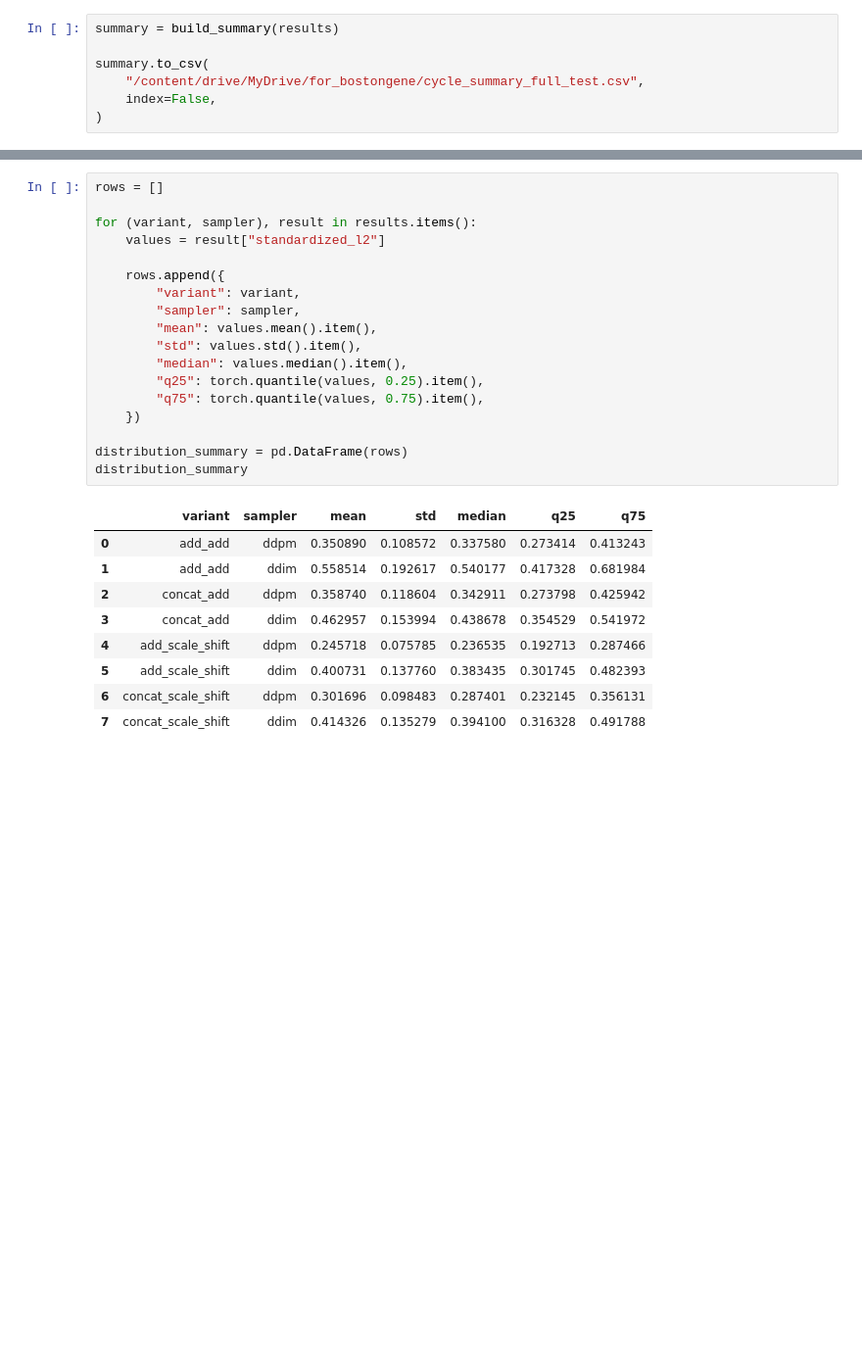
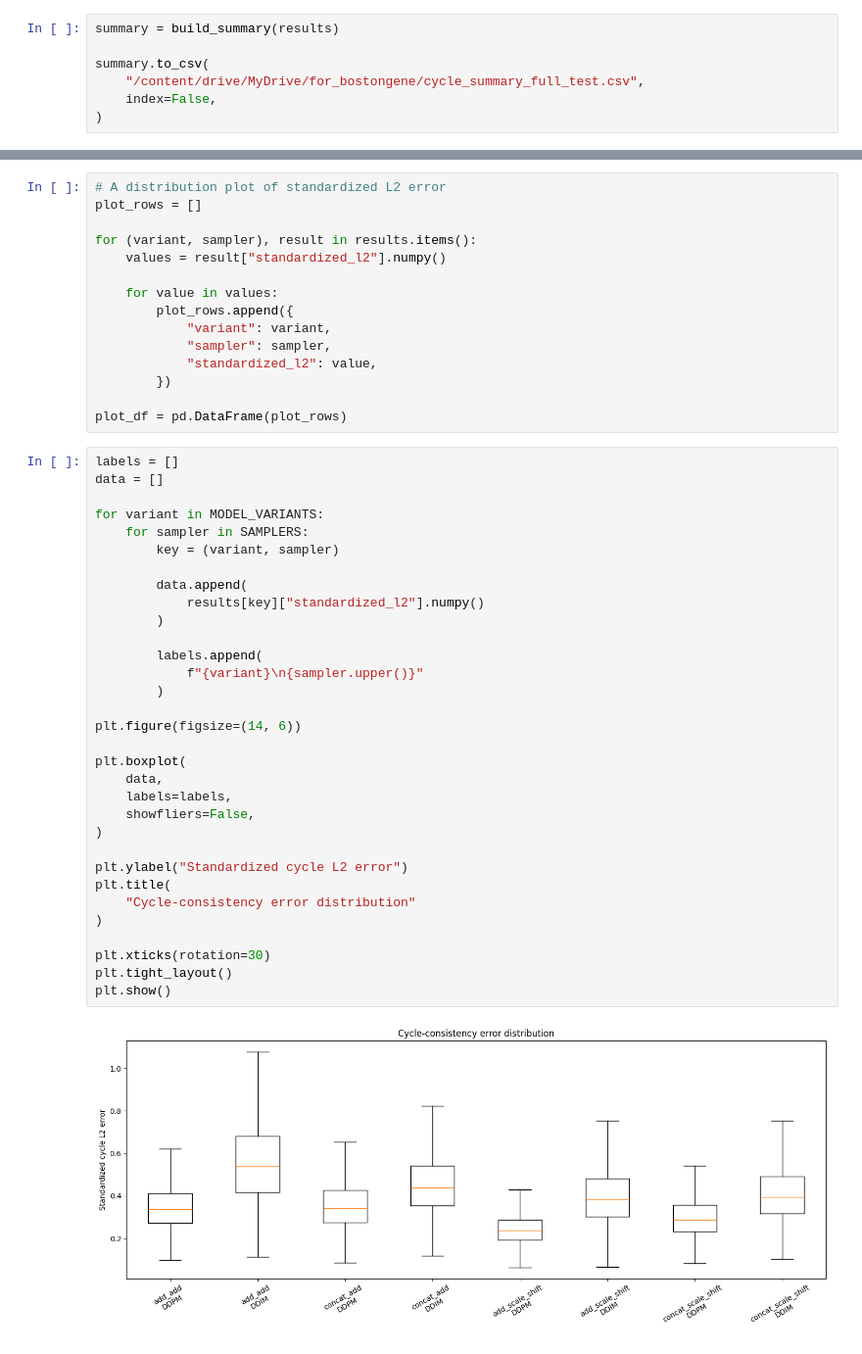
Before and after one commit to GoharKhachatryan/GenAI_project, a Jupyter notebook: notebooks/04_evaluation.ipynb, the cells around one changed output, grey strips where cells are left out. Shown at 98% size. Drawn from its saved outputs; the diff is of its cells as text; blank space fills up the shorter version.

Commit message:
#3. Added more detailed plots and a heatmap for analysis.

```diff
--- a/notebooks/04_evaluation.ipynb
+++ b/notebooks/04_evaluation.ipynb
@@ -613,28 +578,49 @@ feature_df.head()
-# %%
-rows = []
-
-for (variant, sampler), result in results.items():
-    values = result["standardized_l2"]
-
-    rows.append({
-        "variant": variant,
-        "sampler": sampler,
-        "mean": values.mean().item(),
-        "std": values.std().item(),
-        "median": values.median().item(),
-        "q25": torch.quantile(values, 0.25).item(),
-        "q75": torch.quantile(values, 0.75).item(),
-    })
-
-distribution_summary = pd.DataFrame(rows)
-distribution_summary
-# %% [output]
-|  | variant | sampler | mean | std | median | q25 | q75 |
-| 0 | add_add | ddpm | 0.350890 | 0.108572 | 0.337580 | 0.273414 | 0.413243 |
-| 1 | add_add | ddim | 0.558514 | 0.192617 | 0.540177 | 0.417328 | 0.681984 |
-| 2 | concat_add | ddpm | 0.358740 | 0.118604 | 0.342911 | 0.273798 | 0.425942 |
-| 3 | concat_add | ddim | 0.462957 | 0.153994 | 0.438678 | 0.354529 | 0.541972 |
-| 4 | add_scale_shift | ddpm | 0.245718 | 0.075785 | 0.236535 | 0.192713 | 0.287466 |
-| 5 | add_scale_shift | ddim | 0.400731 | 0.137760 | 0.383435 | 0.301745 | 0.482393 |
-| 6 | concat_scale_shift | ddpm | 0.301696 | 0.098483 | 0.287401 | 0.232145 | 0.356131 |
-| 7 | concat_scale_shift | ddim | 0.414326 | 0.135279 | 0.394100 | 0.316328 | 0.491788 |
+# %%
+# A distribution plot of standardized L2 error
+plot_rows = []
+
+for (variant, sampler), result in results.items():
+    values = result["standardized_l2"].numpy()
+
+    for value in values:
+        plot_rows.append({
+            "variant": variant,
+            "sampler": sampler,
+            "standardized_l2": value,
+        })
+
+plot_df = pd.DataFrame(plot_rows)
+# %%
+labels = []
+data = []
+
+for variant in MODEL_VARIANTS:
+    for sampler in SAMPLERS:
+        key = (variant, sampler)
+
+        data.append(
+            results[key]["standardized_l2"].numpy()
+        )
+
+        labels.append(
+            f"{variant}\n{sampler.upper()}"
+        )
+
+plt.figure(figsize=(14, 6))
+
+plt.boxplot(
+    data,
+    labels=labels,
+    showfliers=False,
+)
+
+plt.ylabel("Standardized cycle L2 error")
+plt.title(
+    "Cycle-consistency error distribution"
+)
+
+plt.xticks(rotation=30)
+plt.tight_layout()
+plt.show()
+# %% [output]
+[figure, added]
```
Also changed, not shown: parts of 9 cells of this notebook.
